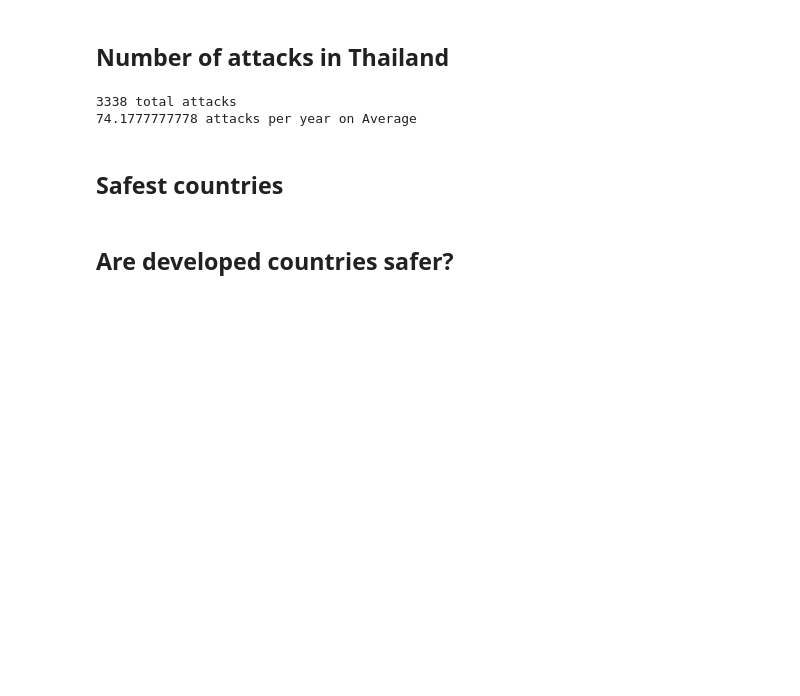
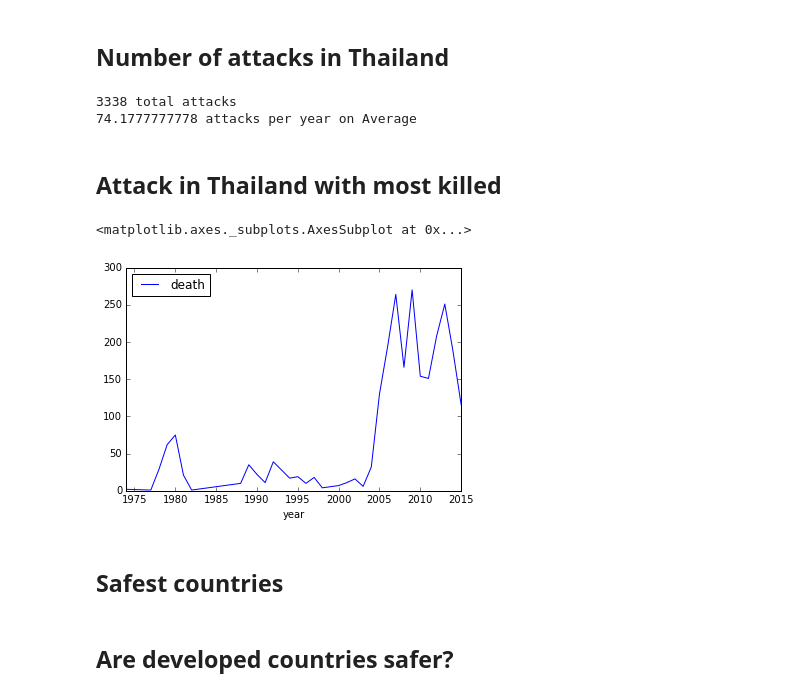
Before and after one commit to sanchitchawla/datascienceproject, a Jupyter notebook: Terror.ipynb, the cells around one changed output. Cells and saved outputs as stored; diff of their text form; code cells hidden in the pictures; blank space fills up the shorter version.

```diff
--- a/Terror.ipynb
+++ b/Terror.ipynb
@@ -127,6 +125,25 @@ print len(dt) / (2015 - 1970.), "attacks per year on Average"
 # %% [output]
 3338 total attacks
 74.1777777778 attacks per year on Average
+# %% [markdown]
+## Attack in Thailand with most killed
+# %%
+lst_per_year_thailand = []
+for year in set(d.year):
+    year_selector = d['year'] == year
+    yo = d[year_selector]
+    selector = yo['country'] == 'Thailand'
+    yearkill = yo[selector]['fatalities'].sum()
+    lst_per_year_thailand.append([year, yearkill])
+
+lst_per_year_thailand_df = pd.DataFrame(lst_per_year_thailand, columns=['year','death'])
+lst_per_year_thailand_df = lst_per_year_thailand_df[lst_per_year_thailand_df.death != 0]
+
+lst_per_year_thailand_df.sort_values(['death', 'year'], ascending=[False, True]).head(5)
+lst_per_year_thailand_df.plot(x='year',y='death')
+# %% [output]
+<matplotlib.axes._subplots.AxesSubplot at 0x...>
+[figure, added]
 # %% [markdown]
 ## Safest countries
 # %%
```
Also changed, not shown: parts of 2 cells of this notebook.
